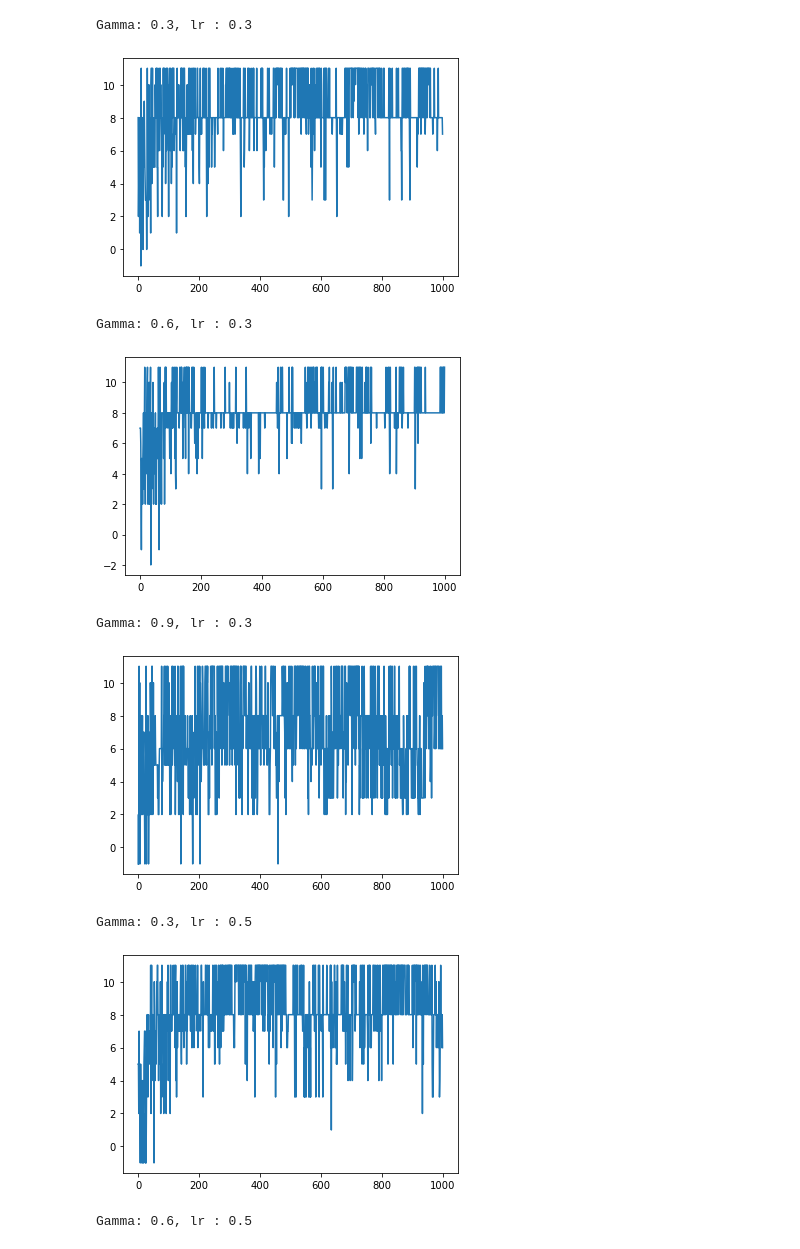
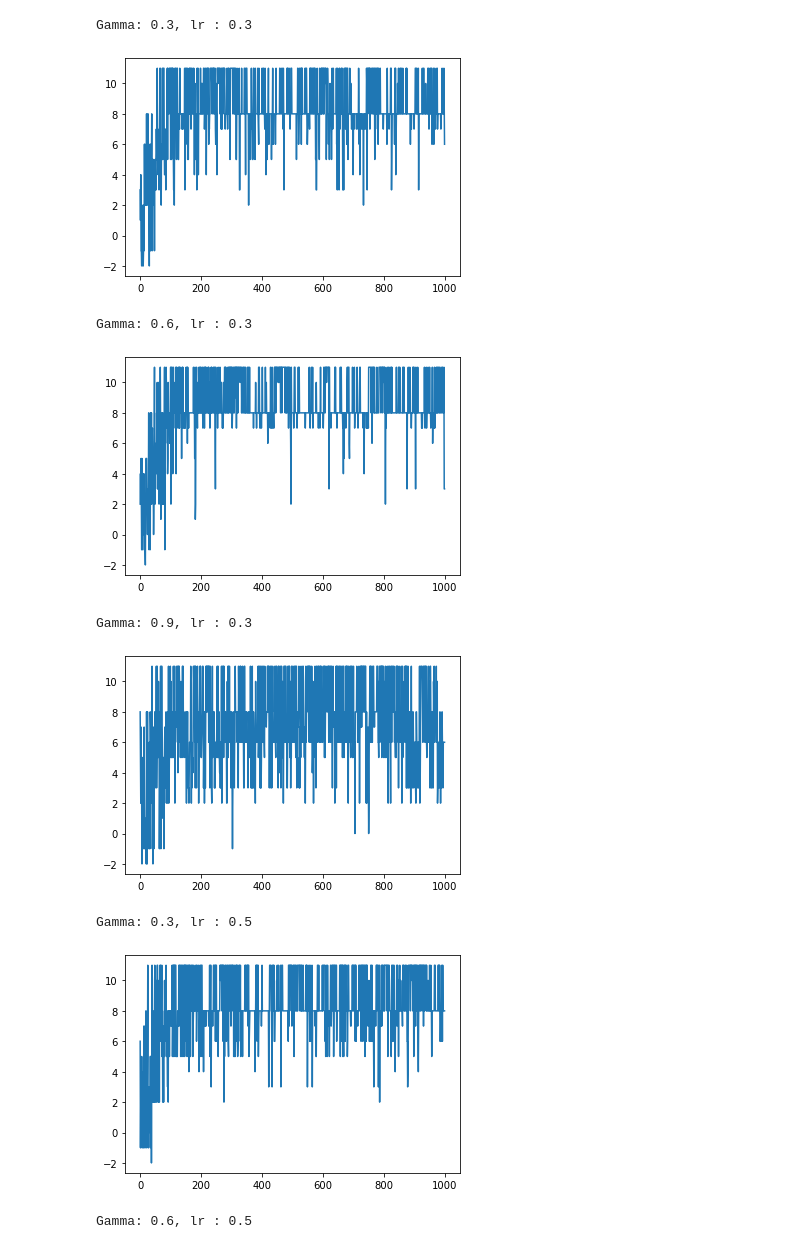
Before and after one commit to prodigy803/UB_CSE546_Project1, a Jupyter notebook: RL_Assignment_1_Part2_V4_Deterministic_Stochastic.ipynb, the cells around one changed output. Drawn from its saved outputs; the diff is of its cells as text; code cells hidden in the pictures.

```diff
--- a/RL_Assignment_1_Part2_V4_Deterministic_Stochastic.ipynb
+++ b/RL_Assignment_1_Part2_V4_Deterministic_Stochastic.ipynb
@@ -404,19 +404,19 @@ class environment_q_learning:
 # %%
 for learning_rate in [0.3,0.5,0.7]:
     for gamma_disc in [0.3,0.6,0.9]:
         print("Gamma: {}, lr : {}".format(gamma_disc,learning_rate))
-        environment_q_learning_obj = environment_q_learning(type_of_env = 'stochastic',gamma_disc=gamma_disc,epsilon=0.7,epsilon_decay=0.01,learning_rate=learning_rate,no_of_episodes=1000,max_time_steps=30)
+        environment_q_learning_obj = environment_q_learning(type_of_env = 'stochastic',gamma_disc=gamma_disc,epsilon=0.9,epsilon_decay=0.01,learning_rate=learning_rate,no_of_episodes=1000,max_time_steps=30)
         environment_q_learning_obj.train()
         plt.plot(environment_q_learning_obj.reward_per_episode)
         plt.show()
 plt.plot(environment_q_learning_obj.epsilons)
 # %% [output]
 Gamma: 0.3, lr : 0.3
-[figure, old version]
+[figure, new version]
 Gamma: 0.6, lr : 0.3
-[figure, old version]
+[figure, new version]
 Gamma: 0.9, lr : 0.3
-[figure, old version]
+[figure, new version]
 Gamma: 0.3, lr : 0.5
-[figure, old version]
+[figure, new version]
 Gamma: 0.6, lr : 0.5
```
Also changed, not shown: parts of 4 cells of this notebook.
